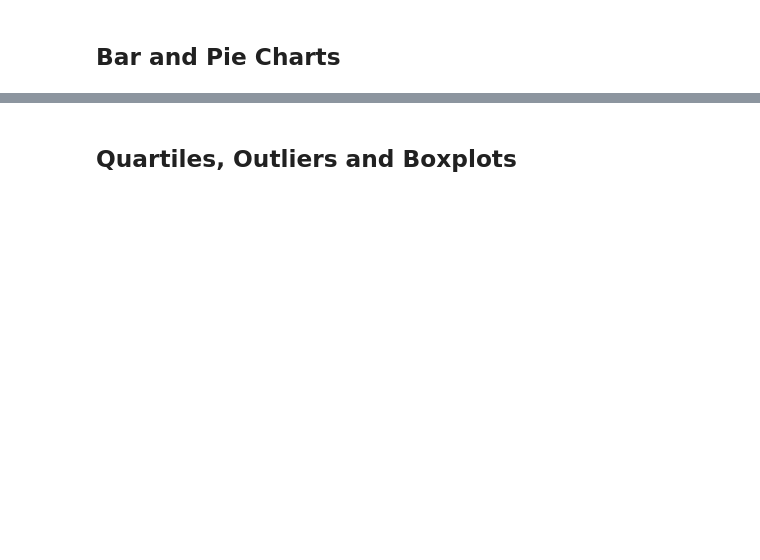
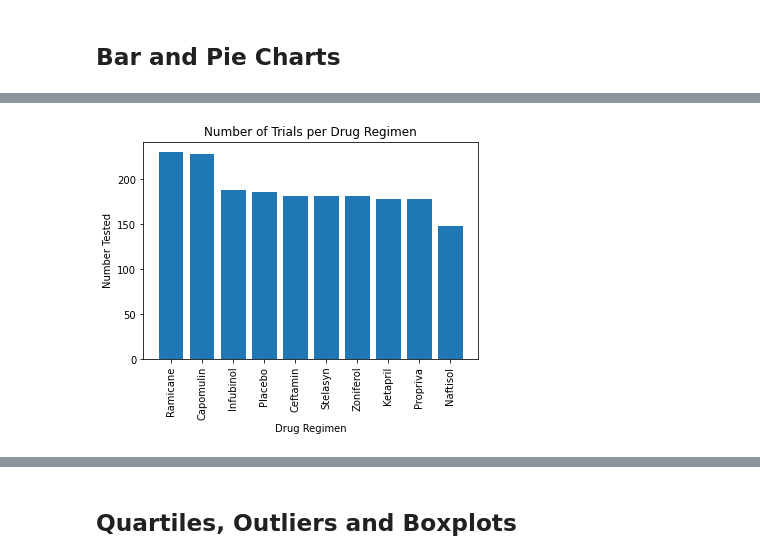
Before and after one commit to Lehmanc92/Matplotlib-Challenge, a Jupyter notebook: Pymaceuticals/pymaceuticals_starter.ipynb, the cells around one changed output, grey strips where cells are left out. Cells and saved outputs as stored; diff of their text form; code cells hidden in the pictures; blank space fills up the shorter version.

```diff
--- a/Pymaceuticals/pymaceuticals_starter.ipynb
+++ b/Pymaceuticals/pymaceuticals_starter.ipynb
@@ -97,4 +127,16 @@ print(full_data)
 # %%
 # Generate a bar plot showing the total number of measurements taken on each drug regimen using pyplot.
+drug_names = full_data['Drug Regimen'].unique()
+drug_number_tested = full_data['Drug Regimen'].value_counts()
+
+plt.bar(drug_names, drug_number_tested)
+plt.xlabel('Drug Regimen')
+plt.ylabel('Number Tested')
+plt.xticks(rotation= 90)
+plt.title('Number of Trials per Drug Regimen')
+
+plt.show()
+# %% [output]
+[figure, added]
 # %%
 # Generate a pie plot showing the distribution of female versus male mice using pandas
```
Also changed, not shown: parts of 8 cells of this notebook.
